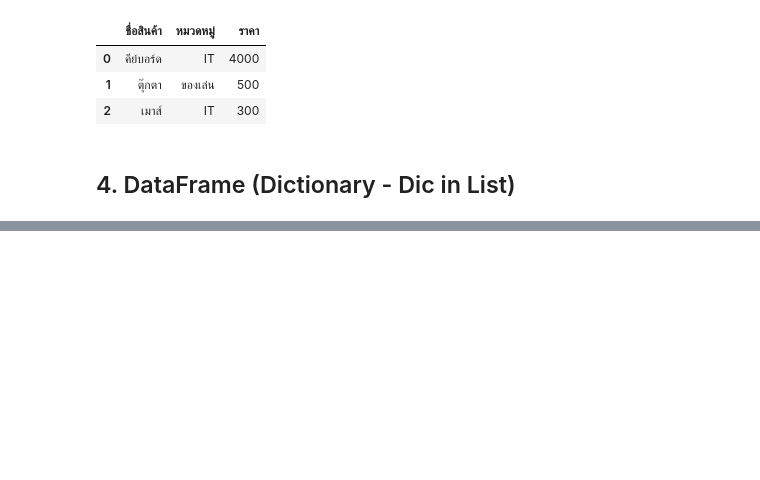
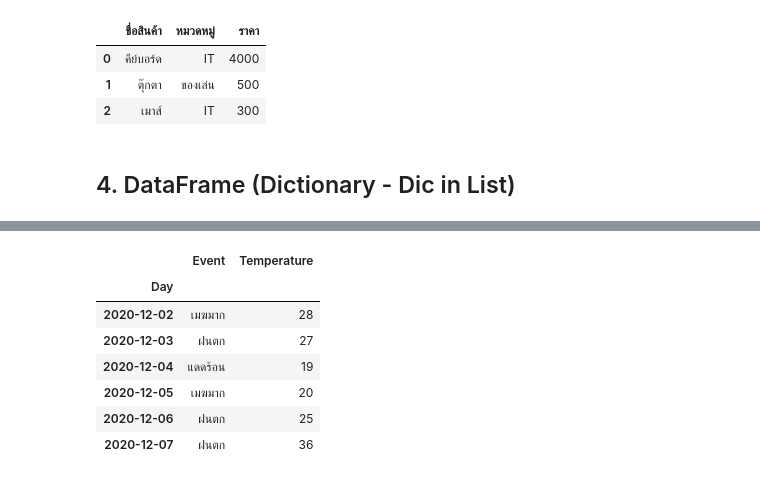
Before and after one commit to SutripatNew/Z01.-Python, a Jupyter notebook: 01_DataScience/pandas.ipynb, the cells around one changed output, grey strips where cells are left out. Saved outputs shown, nothing was run; the diff lists cells and outputs as text; code cells hidden in the pictures; blank space fills up the shorter version.

```diff
--- a/01_DataScience/pandas.ipynb
+++ b/01_DataScience/pandas.ipynb
@@ -180,0 +523,17 @@ display(df)
+# %%
+# df.loc[ช่วงแถว,ช่วงหลัก]
+# df.loc[[แถว], [หลัก]]
+import pandas as pd
+
+df = pd.read_excel(r'ExportFile\dataupdate.xlsx', 'weather', index_col="Day")
+df.loc['2020-12-02':'2020-12-07', ['Event','Temperature']]
+# df.loc[['2020-12-02','2020-12-03','2020-12-07','2020-12-04','2020-12-05','2020-12-06','2020-12-07'], ['Event','Temperature']]
+# %% [output]
+|  | Event | Temperature |
+| Day |  |  |
+| 2020-12-02 | เมฆมาก | 28 |
+| 2020-12-03 | ฝนตก | 27 |
+| 2020-12-04 | แดดร้อน | 19 |
+| 2020-12-05 | เมฆมาก | 20 |
+| 2020-12-06 | ฝนตก | 25 |
+| 2020-12-07 | ฝนตก | 36 |
```
Also changed, not shown: parts of 34 cells of this notebook, 3 other files.
